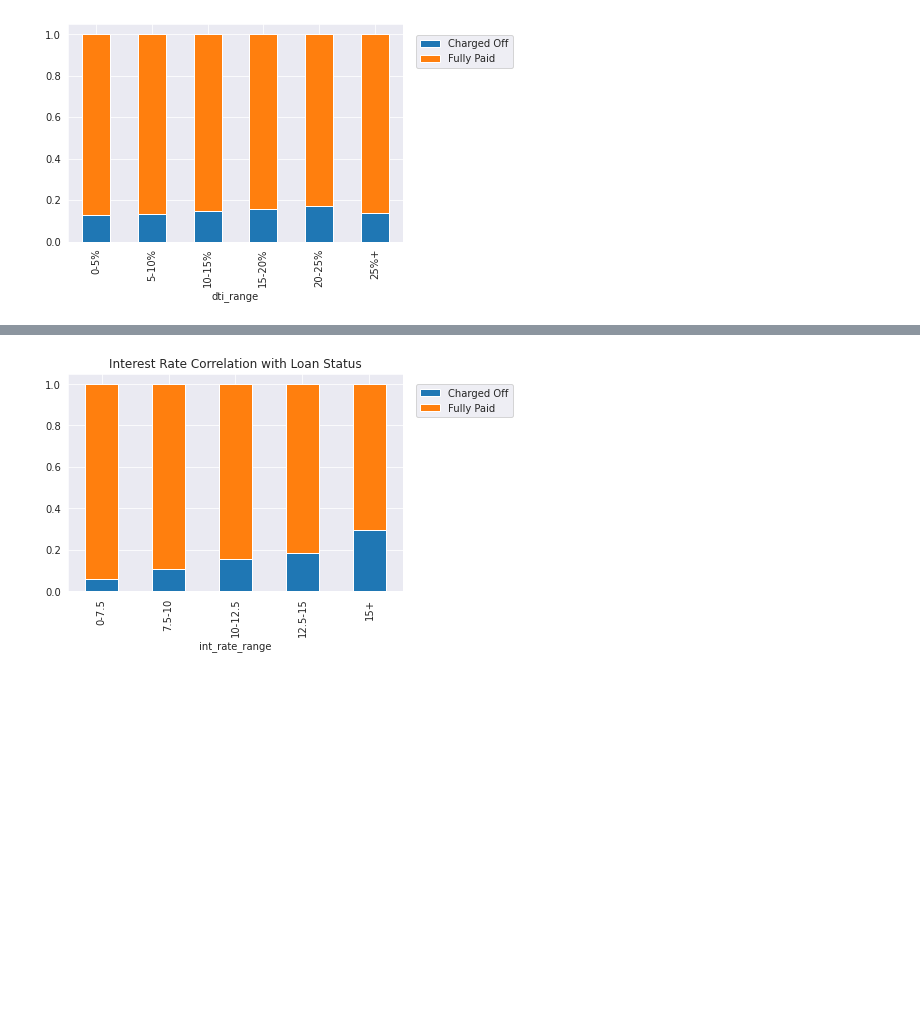
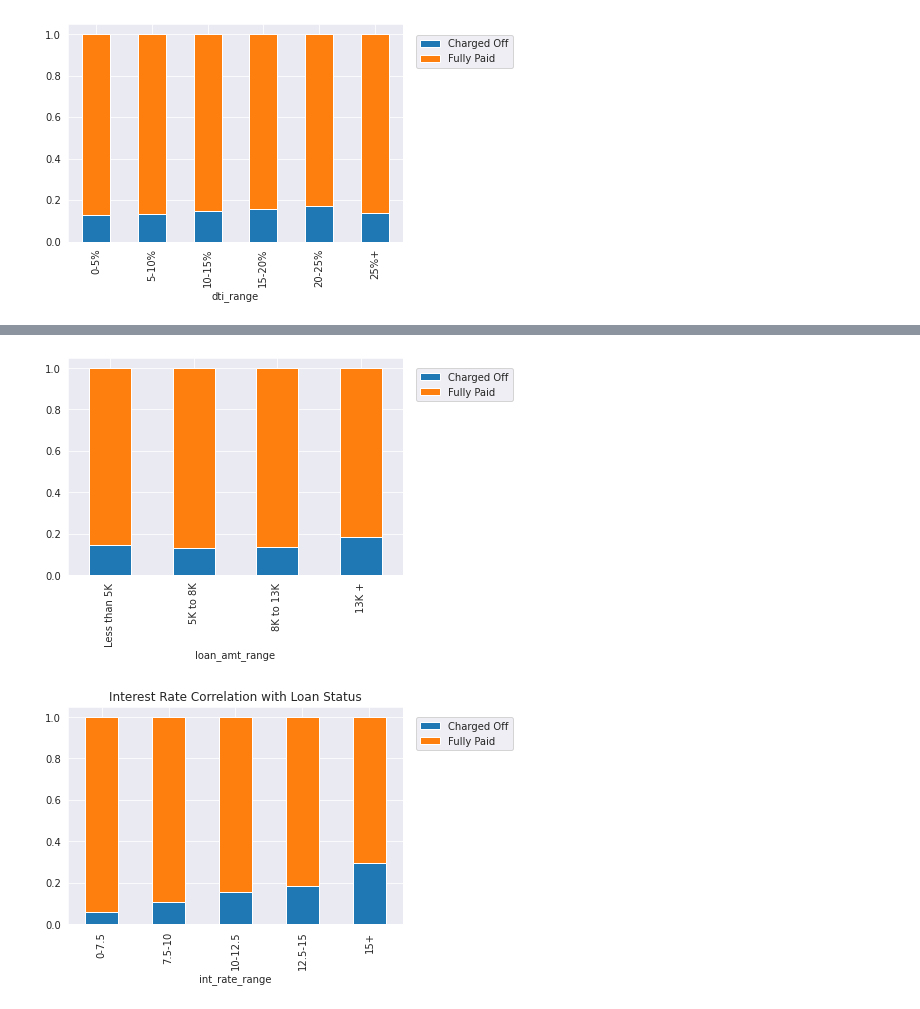
Before and after one commit to chitra-psg/lending-club, a Jupyter notebook: customer_loan_profile_analysis_final.ipynb, the cells around one changed output, grey strips where cells are left out. Cells and saved outputs as stored; diff of their text form; code cells hidden in the pictures; blank space fills up the shorter version.

```diff
--- a/customer_loan_profile_analysis_final.ipynb
+++ b/customer_loan_profile_analysis_final.ipynb
@@ -398,3 +421,13 @@ plt.show()
+# %%
+# create stacked bar chart for Debt To Income Range
+df_normalised_loan.groupby('loan_amt_range')['loan_status'].value_counts(normalize=True).unstack('loan_status').plot.bar(stacked=True)
+plt.legend(loc=(1.04, 0.8))
+plt.show()
+
+# Observation
+# Defaulters looks high in both of loan amount range i.e. lower (<5K) and higher end (>13K)
+# %% [output]
+[figure, added]
 # %%
 # create stacked bar chart for Debt To Income Range
 # Here how interest_rate are correlated to the loan_status
```
Also changed, not shown: parts of 17 cells of this notebook.
